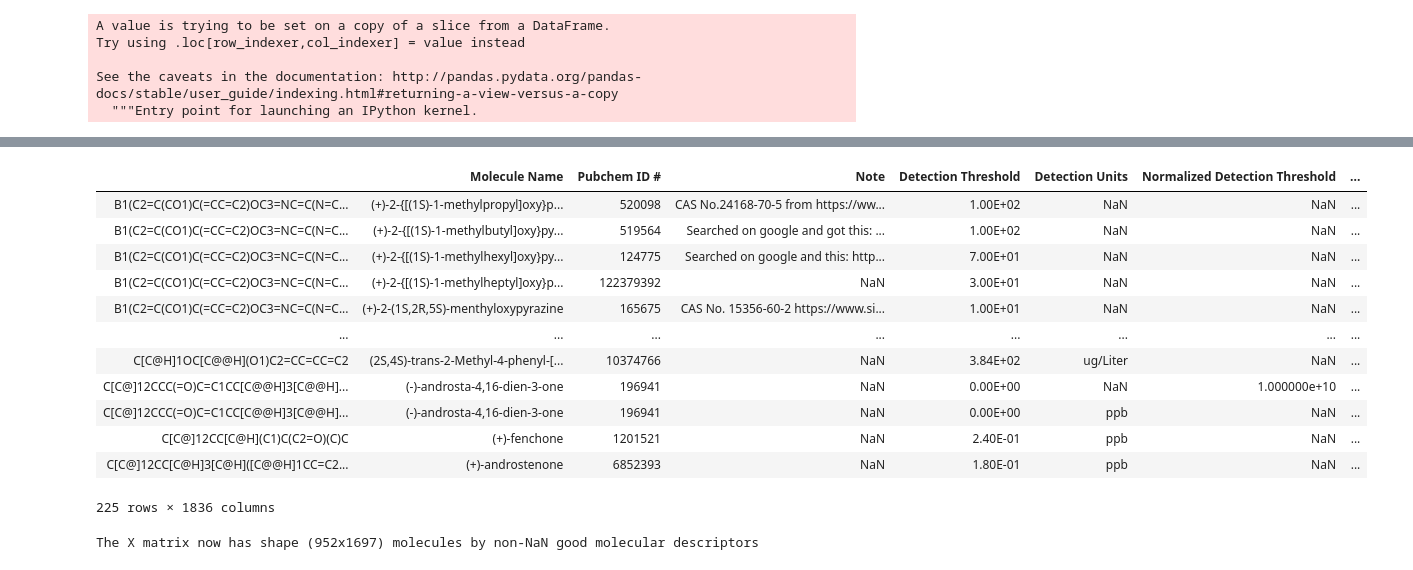
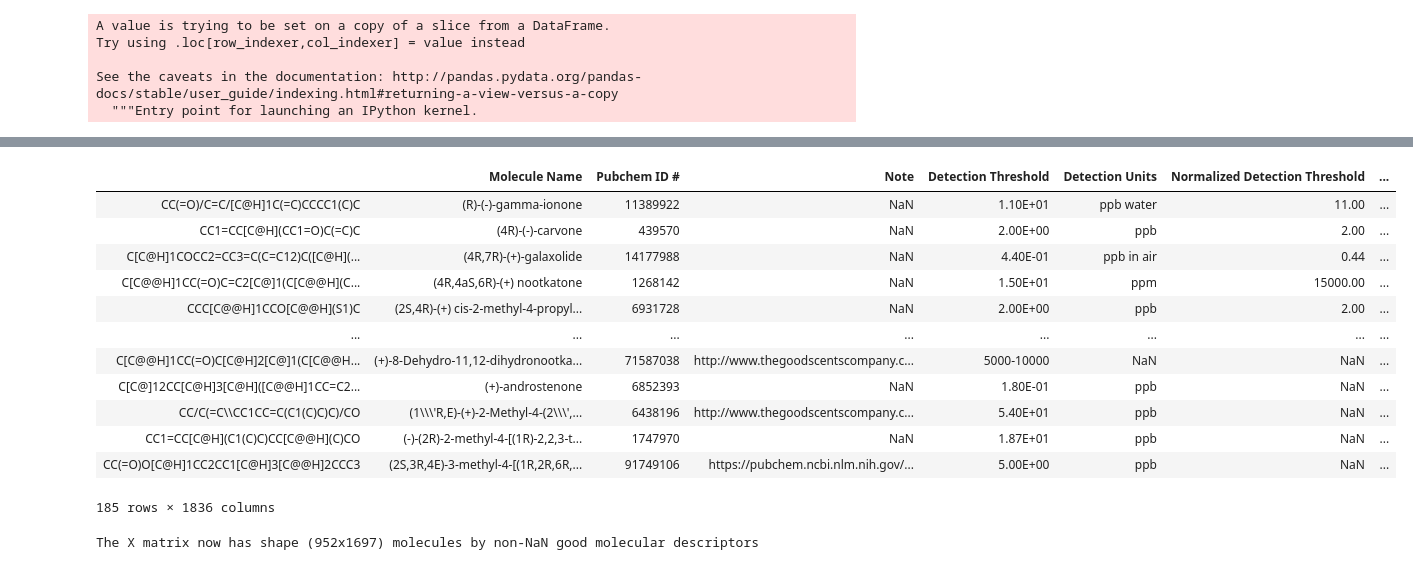
Before and after one commit to rgerkin/enantiomerlist, a Jupyter notebook: best.ipynb, the cells around one changed output, grey strips where cells are left out. Drawn from its saved outputs; the diff is of its cells as text; code cells hidden in the pictures.

```diff
--- a/best.ipynb
+++ b/best.ipynb
@@ -118,0 +107,4 @@ print(len(coleman_smiles))
+# %%
+halfColeman_data = halfColeman_data.drop_duplicates(subset=['SMILES String'])
+halfColeman_data = halfColeman_data[~halfColeman_data['SMILES String'].str.contains('NaN', na=True)]
+halfColeman_data.head()
@@ -132,5 +151,5 @@ print(len(coleman_smiles))
 # %%
-mordred_all = a.smiles_to_mordred(uniqueSmiles)
+mordred_all = a.smiles_to_mordred(halfColeman_data['SMILES String'].values)
 # %% [output]
 Convering SMILES string to Mol format...
 Computing 3D coordinates...
@@ -161,2 +166,0 @@ mordred_all
-# %%
-halfColeman_data.set_index("SMILES String")
@@ -178,17 +167,3 @@ halfColeman_data.set_index("SMILES String")
 # %%
 #Check this because I don't think the row number is not correct
-halfColeman_data.set_index('SMILES String').join(mordred_all, how='inner')
+all_data = halfColeman_data.set_index('SMILES String').join(mordred_all, how='inner')
-# %% [output]
-|  | Molecule Name | Pubchem ID # | Note | Detection Threshold | Detection Units | Normalized Detection Threshold | ... |
-| B1(C2=C(CO1)C(=CC=C2)OC3=NC=C(N=C... | (+)-2-{[(1S)-1-methylpropyl]oxy}p... | 520098 | CAS No.24168-70-5 from https://ww... | 1.00E+02 | NaN | NaN | ... |
-| B1(C2=C(CO1)C(=CC=C2)OC3=NC=C(N=C... | (+)-2-{[(1S)-1-methylbutyl]oxy}py... | 519564 | Searched on google and got this: ... | 1.00E+02 | NaN | NaN | ... |
-| B1(C2=C(CO1)C(=CC=C2)OC3=NC=C(N=C... | (+)-2-{[(1S)-1-methylhexyl]oxy}py... | 124775 | Searched on google and this: http... | 7.00E+01 | NaN | NaN | ... |
-| B1(C2=C(CO1)C(=CC=C2)OC3=NC=C(N=C... | (+)-2-{[(1S)-1-methylheptyl]oxy}p... | 122379392 | NaN | 3.00E+01 | NaN | NaN | ... |
-| B1(C2=C(CO1)C(=CC=C2)OC3=NC=C(N=C... | (+)-2-(1S,2R,5S)-menthyloxypyrazine | 165675 | CAS No. 15356-60-2 https://www.si... | 1.00E+01 | NaN | NaN | ... |
-| ... | ... | ... | ... | ... | ... | ... | ... |
-| C[C@H]1OC[C@@H](O1)C2=CC=CC=C2 | (2S,4S)-trans-2-Methyl-4-phenyl-[... | 10374766 | NaN | 3.84E+02 | ug/Liter | NaN | ... |
-| C[C@]12CCC(=O)C=C1CC[C@@H]3[C@@H]... | (-)-androsta-4,16-dien-3-one | 196941 | NaN | 0.00E+00 | NaN | 1.000000e+10 | ... |
-| C[C@]12CCC(=O)C=C1CC[C@@H]3[C@@H]... | (-)-androsta-4,16-dien-3-one | 196941 | NaN | 0.00E+00 | ppb | NaN | ... |
-| C[C@]12CC[C@H](C1)C(C2=O)(C)C | (+)-fenchone | 1201521 | NaN | 2.40E-01 | ppb | NaN | ... |
-| C[C@]12CC[C@H]3[C@H]([C@@H]1CC=C2... | (+)-androstenone | 6852393 | NaN | 1.80E-01 | ppb | NaN | ... |
-225 rows × 1836 columns
@@ -196,0 +170,16 @@ halfColeman_data.set_index('SMILES String').join(mordred_all, how='inner')
+# %%
+all_data
+# %% [output]
+|  | Molecule Name | Pubchem ID # | Note | Detection Threshold | Detection Units | Normalized Detection Threshold | ... |
+| CC(=O)/C=C/[C@H]1C(=C)CCCC1(C)C | (R)-(-)-gamma-ionone | 11389922 | NaN | 1.10E+01 | ppb water | 11.00 | ... |
+| CC1=CC[C@H](CC1=O)C(=C)C | (4R)-(-)-carvone | 439570 | NaN | 2.00E+00 | ppb | 2.00 | ... |
+| C[C@H]1COCC2=CC3=C(C=C12)C([C@H](... | (4R,7R)-(+)-galaxolide | 14177988 | NaN | 4.40E-01 | ppb in air | 0.44 | ... |
+| C[C@@H]1CC(=O)C=C2[C@]1(C[C@@H](C... | (4R,4aS,6R)-(+) nootkatone | 1268142 | NaN | 1.50E+01 | ppm | 15000.00 | ... |
+| CCC[C@@H]1CCO[C@@H](S1)C | (2S,4R)-(+) cis-2-methyl-4-propyl... | 6931728 | NaN | 2.00E+00 | ppb | 2.00 | ... |
+| ... | ... | ... | ... | ... | ... | ... | ... |
+| C[C@@H]1CC(=O)C[C@H]2[C@]1(C[C@@H... | (+)-8-Dehydro-11,12-dihydronootka... | 71587038 | http://www.thegoodscentscompany.c... | 5000-10000 | NaN | NaN | ... |
+| C[C@]12CC[C@H]3[C@H]([C@@H]1CC=C2... | (+)-androstenone | 6852393 | NaN | 1.80E-01 | ppb | NaN | ... |
+| CC/C(=C\\CC1CC=C(C1(C)C)C)/CO | (1\\\'R,E)-(+)-2-Methyl-4-(2\\\',... | 6438196 | http://www.thegoodscentscompany.c... | 5.40E+01 | ppb | NaN | ... |
+| CC1=CC[C@H](C1(C)C)CC[C@@H](C)CO | (-)-(2R)-2-methyl-4-[(1R)-2,2,3-t... | 1747970 | NaN | 1.87E+01 | ppb | NaN | ... |
+| CC(=O)O[C@H]1CC2CC1[C@H]3[C@@H]2CCC3 | (2S,3R,4E)-3-methyl-4-[(1R,2R,6R,... | 91749106 | https://pubchem.ncbi.nlm.nih.gov/... | 5.00E+00 | ppb | NaN | ... |
+185 rows × 1836 columns
```
Also changed, not shown: parts of 21 cells of this notebook, 3 other files.
